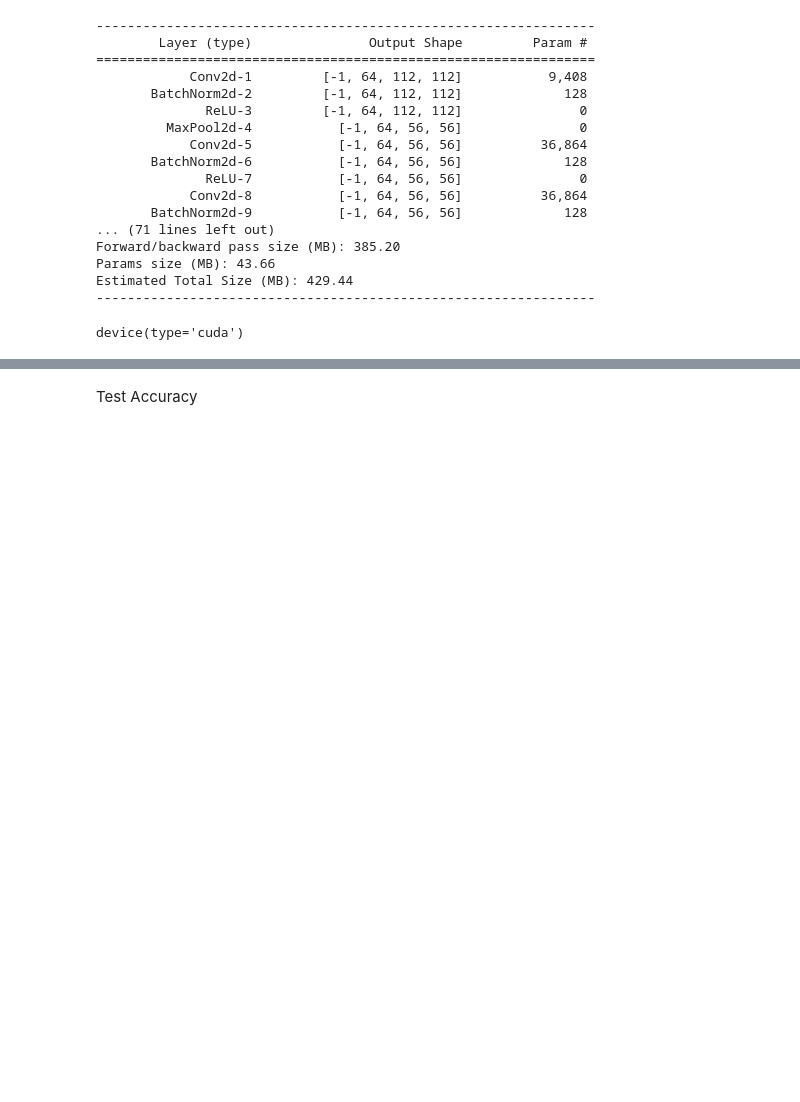
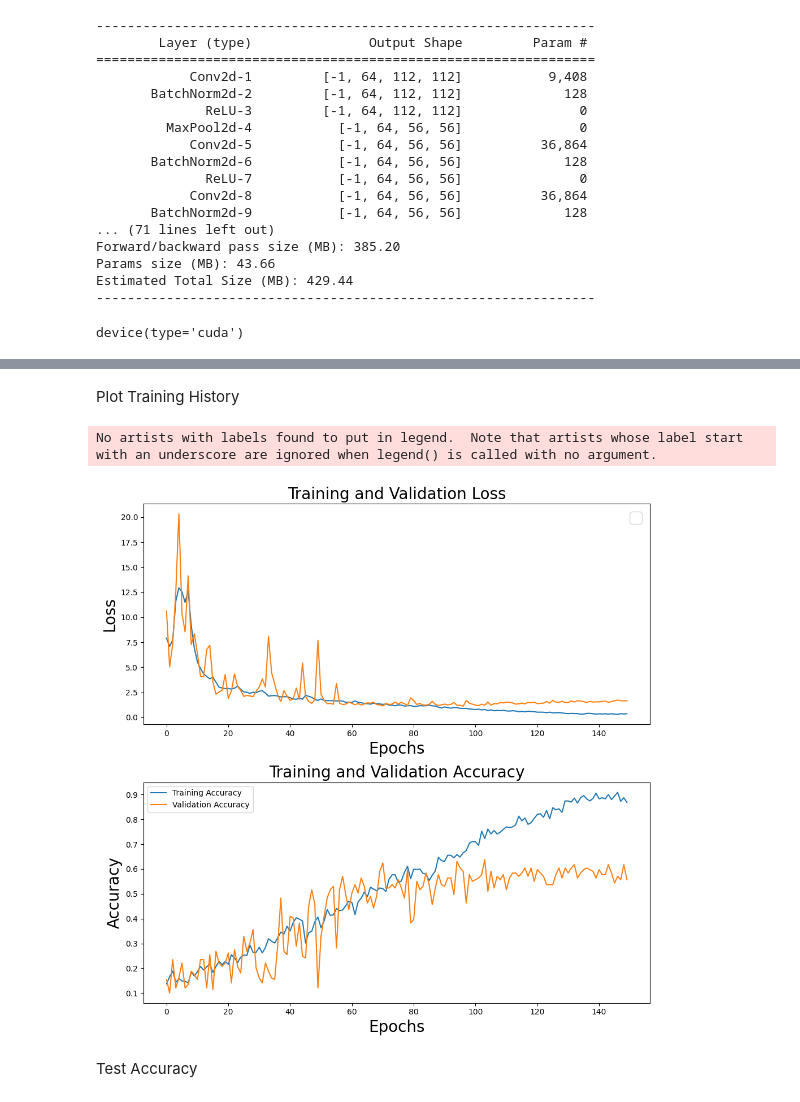
Before and after one commit to APS360-TEAM/APS360-PROJECT, a Jupyter notebook: genre_classifier/primary_ensemble.ipynb, the cells around one changed output, grey strips where cells are left out. Drawn from its saved outputs; the diff is of its cells as text; code cells hidden in the pictures; blank space fills up the shorter version.

```diff
--- a/genre_classifier/primary_ensemble.ipynb
+++ b/genre_classifier/primary_ensemble.ipynb
@@ -274,3 +276,49 @@ Epoch 50, Train Loss: 0.0050, Train Acc: 0.9986, Val Loss: 0.8228, Val Acc: 0.75
+# %% [markdown]
+Plot Training History
+# %%
+import matplotlib.pyplot as plt
+# Load the saved training history
+
+data = np.load('training_history.npz')
+
+# Extracting the training and validation losses and accuracies
+train_losses = data['train_losses']
+val_losses = data['val_losses']
+train_accuracies = data['train_accuracies']
+val_accuracies = data['val_accuracies']
+
+# Plotting
+fig, axs = plt.subplots(2, 1, figsize=(10, 10))
+
+# Plot training and validation losses
+
+# Example for setting text size individually
+axs[0].set_xlabel('Epochs', fontsize=20)  # Adjust fontsize as needed
+axs[0].set_ylabel('Loss', fontsize=20)  # Adjust fontsize as needed
+axs[0].set_title('Training and Validation Loss', fontsize=20)  # Adjust fontsize as needed
+axs[0].legend(fontsize=20)
+
+# And similarly for other text elements
+
+axs[0].plot(train_losses, label='Training Loss')
+axs[0].plot(val_losses, label='Validation Loss')
+
+
+
+# Plot training and validation accuracies
+axs[1].plot(train_accuracies, label='Training Accuracy')
+axs[1].plot(val_accuracies, label='Validation Accuracy')
+axs[1].set_xlabel('Epochs', fontsize=20)
+axs[1].set_ylabel('Accuracy', fontsize=20)
+axs[1].set_title('Training and Validation Accuracy',fontsize=20)
+axs[1].legend()
+
+
+plt.tight_layout()
+plt.show()
+# %% [output]
+No artists with labels found to put in legend.  Note that artists whose label start with an underscore are ignored when legend() is called with no argument.
+[figure, added]
 # %% [markdown]
 Test Accuracy
 # %%
```
Also changed, not shown: parts of 7 cells of this notebook.
